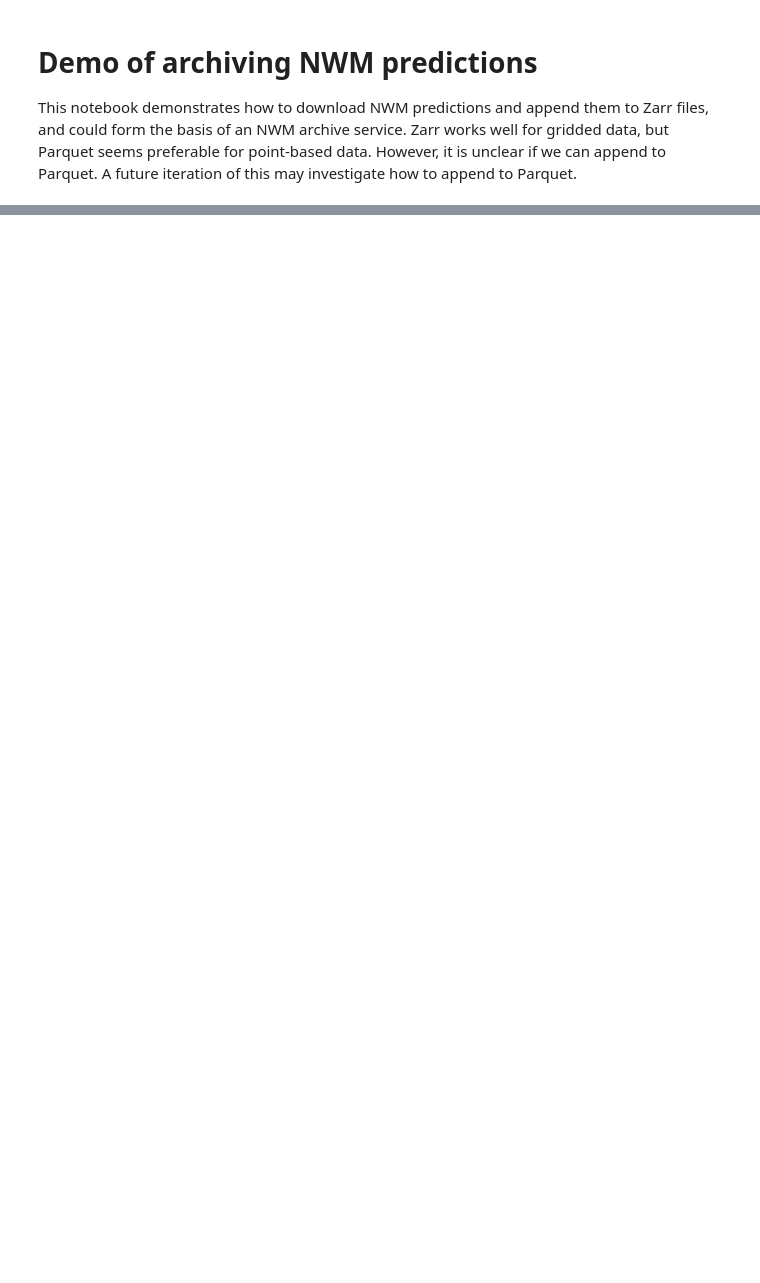
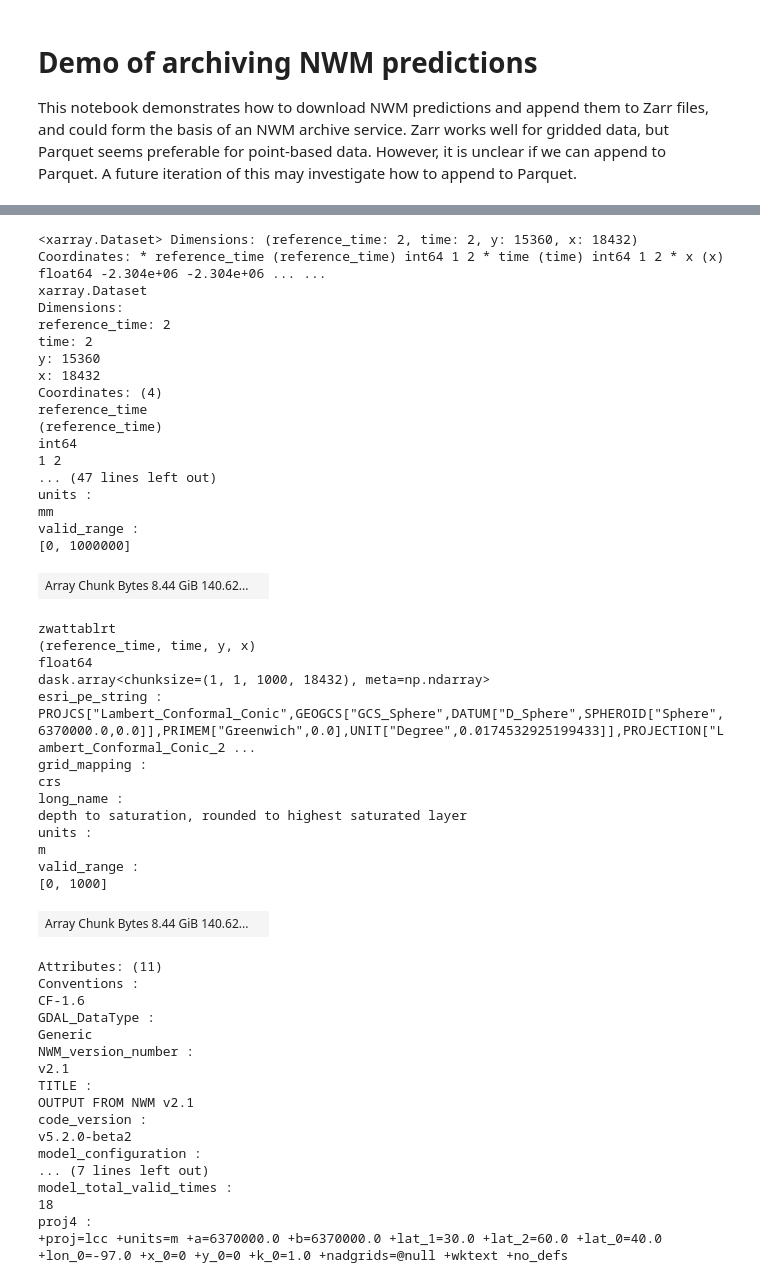
Before and after one commit to azavea/noaa-hydro-data, a Jupyter notebook: notebooks/archive_nwm.ipynb, the cells around one changed output, grey strips where cells are left out. Saved outputs shown, nothing was run; the diff lists cells and outputs as text; code cells hidden in the pictures; blank space fills up the shorter version.

```diff
--- a/notebooks/archive_nwm.ipynb
+++ b/notebooks/archive_nwm.ipynb
@@ -172,0 +91,54 @@ valid_range :
+# %%
+ds = xr.open_dataset(out_path, chunks={'time': 1, 'y': 1000})
+ds
+# %% [output]
+<xarray.Dataset> Dimensions: (reference_time: 2, time: 2, y: 15360, x: 18432) Coordinates: * reference_time (reference_time) int64 1 2 * time (time) int64 1 2 * x (x) float64 -2.304e+06 -2.304e+06 ... ...
+xarray.Dataset
+Dimensions:
+reference_time: 2
+time: 2
+y: 15360
+x: 18432
+Coordinates: (4)
+reference_time
+(reference_time)
+int64
+1 2
+... (47 lines left out)
+units :
+mm
+valid_range :
+[0, 1000000]
+| Array Chunk Bytes 8.44 GiB 140.62... |  |
+zwattablrt
+(reference_time, time, y, x)
+float64
+dask.array<chunksize=(1, 1, 1000, 18432), meta=np.ndarray>
+esri_pe_string :
+PROJCS["Lambert_Conformal_Conic",GEOGCS["GCS_Sphere",DATUM["D_Sphere",SPHEROID["Sphere",6370000.0,0.0]],PRIMEM["Greenwich",0.0],UNIT["Degree",0.0174532925199433]],PROJECTION["Lambert_Conformal_Conic_2 ...
+grid_mapping :
+crs
+long_name :
+depth to saturation, rounded to highest saturated layer
+units :
+m
+valid_range :
+[0, 1000]
+| Array Chunk Bytes 8.44 GiB 140.62... |  |
+Attributes: (11)
+Conventions :
+CF-1.6
+GDAL_DataType :
+Generic
+NWM_version_number :
+v2.1
+TITLE :
+OUTPUT FROM NWM v2.1
+code_version :
+v5.2.0-beta2
+model_configuration :
+... (7 lines left out)
+model_total_valid_times :
+18
+proj4 :
++proj=lcc +units=m +a=6370000.0 +b=6370000.0 +lat_1=30.0 +lat_2=60.0 +lat_0=40.0 +lon_0=-97.0 +x_0=0 +y_0=0 +k_0=1.0 +nadgrids=@null +wktext +no_defs
```
Also changed, not shown: parts of 12 cells of this notebook.
